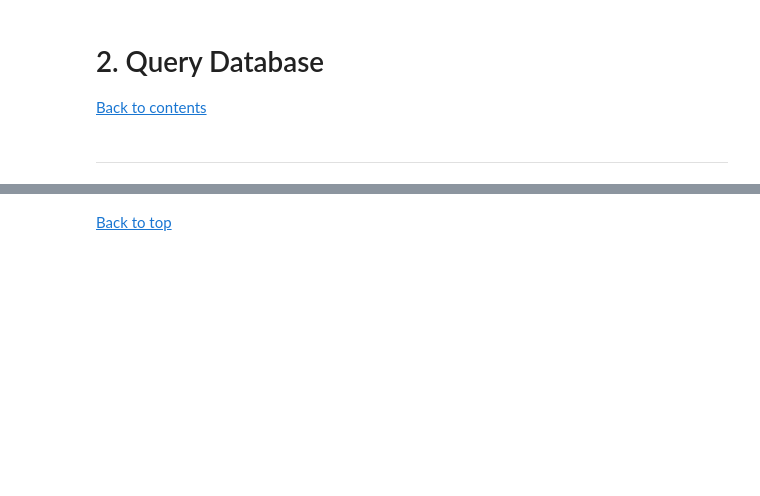
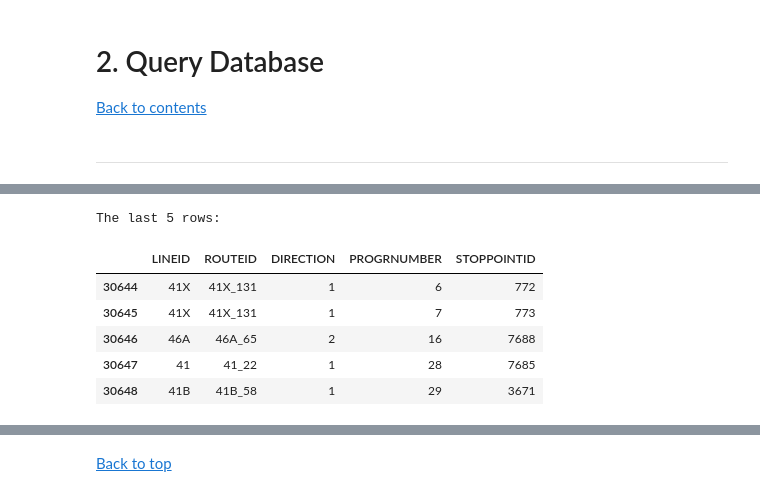
Before and after one commit to CityRoute/Data-Analytics-CityRoute, a Jupyter notebook: Routes-and-Stops.ipynb, the cells around one changed output, grey strips where cells are left out. Drawn from its saved outputs; the diff is of its cells as text; code cells hidden in the pictures; blank space fills up the shorter version.

```diff
--- a/Routes-and-Stops.ipynb
+++ b/Routes-and-Stops.ipynb
@@ -62,0 +85,12 @@ df_query = pd.read_sql(query, conn)
+# %%
+# print last 5 rows
+print("The last 5 rows:")
+df_query.tail(5)
+# %% [output]
+The last 5 rows:
+|  | LINEID | ROUTEID | DIRECTION | PROGRNUMBER | STOPPOINTID |
+| 30644 | 41X | 41X_131 | 1 | 6 | 772 |
+| 30645 | 41X | 41X_131 | 1 | 7 | 773 |
+| 30646 | 46A | 46A_65 | 2 | 16 | 7688 |
+| 30647 | 41 | 41_22 | 1 | 28 | 7685 |
+| 30648 | 41B | 41B_58 | 1 | 29 | 3671 |
```
Also changed, not shown: parts of 9 cells of this notebook.
